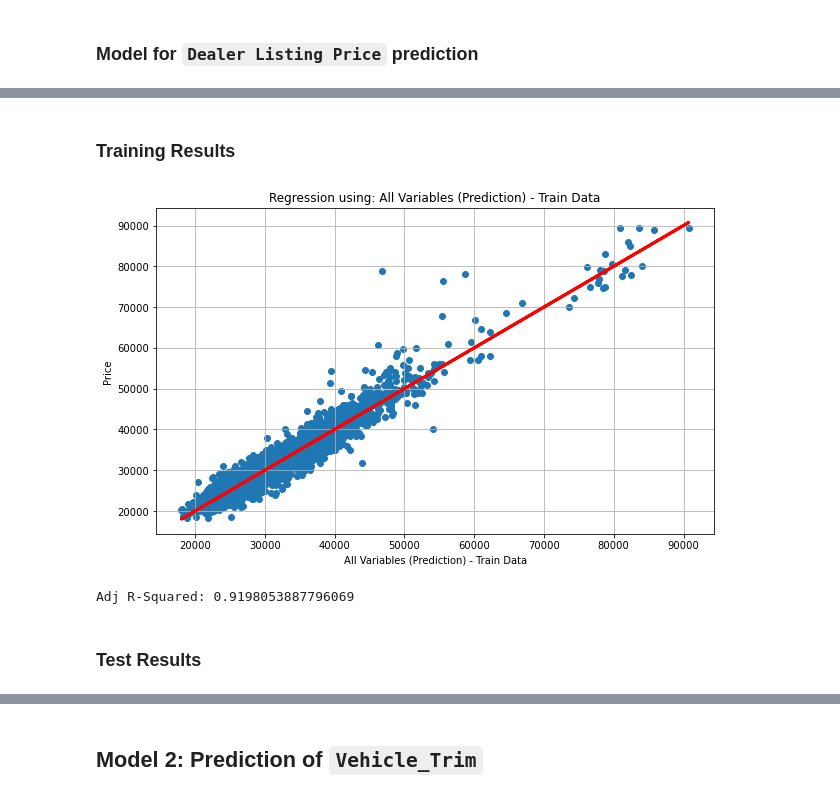
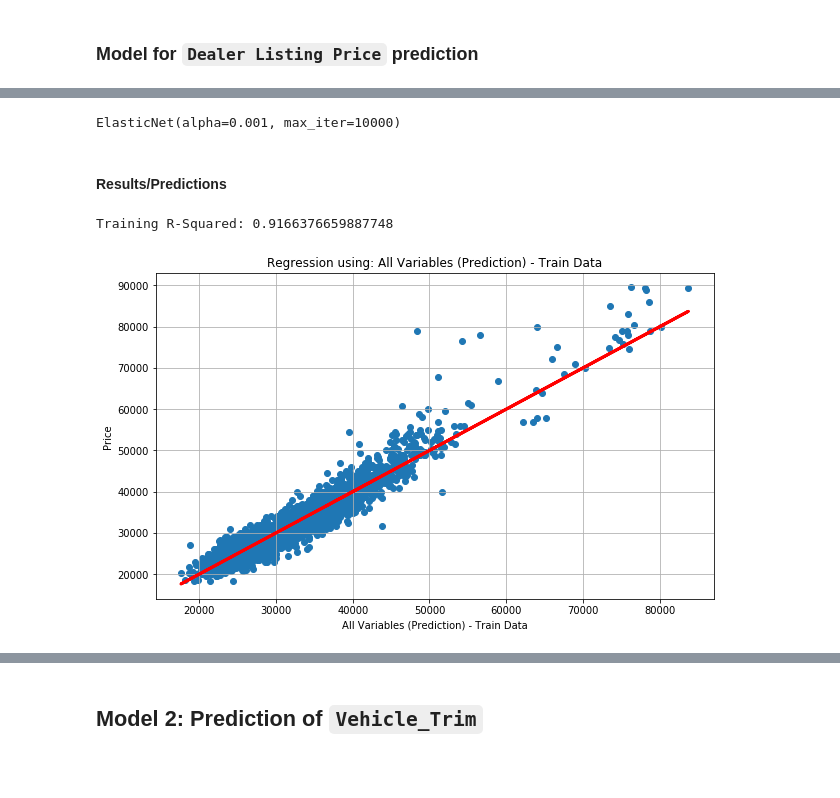
Before and after one commit to rodolfolermacontreras/Boeing_Assignment_1, a Jupyter notebook: Boeing_Assignment.ipynb, the cells around one changed output, grey strips where cells are left out. Cells and saved outputs as stored; diff of their text form; code cells hidden in the pictures; blank space fills up the shorter version.

```diff
--- a/Boeing_Assignment.ipynb
+++ b/Boeing_Assignment.ipynb
@@ -264,7 +291,7 @@ data.drop(columns=['ListingID', 'VehSellerNotes', 'SellerZip', 'index'], inplace
 columns_updated = data.columns.to_list()
 # %%
 # For Testing Dataset
-test_data.drop(columns=['ListingID', 'VehSellerNotes', 'SellerZip'], inplace = True)
+test_data.drop(columns=['VehSellerNotes', 'SellerZip'], inplace = True)
 test_columns_updated = test_data.columns.to_list()
 # %% [markdown]
 ### Formatting Boolean Variables
@@ -314,3 +333,9 @@ categorical_format('Vehicle_Trim', data)
+# %%
+# Categorical Variables:
+data['Vehicle_Trim'] = data['Vehicle_Trim'].astype('category')
+d = dict(enumerate(data['Vehicle_Trim'].cat.categories))
+data["Vehicle_Trim_cat"] = data['Vehicle_Trim'].cat.codes
+data.drop(columns = 'Vehicle_Trim', inplace = True)
 # %%
 categorical_columns = [i for i in columns_updated if i not in numeric_columns]
 categorical_columns = [i for i in categorical_columns if i not in boolean_columns]
@@ -510,0 +503,13 @@ RMSE: 26299.916201118293
+# %%
+from sklearn.linear_model import ElasticNet
+from sklearn.linear_model import LinearRegression
+
+#Fit a linear regression model to this data
+lasso = ElasticNet(alpha = 0.001, max_iter=10000)
+
+# Fit the data(train the model)
+lasso.fit(X_train, y_train)
+# %% [output]
+ElasticNet(alpha=0.001, max_iter=10000)
+# %% [markdown]
+#### Results/Predictions
@@ -511,4 +520,10 @@ RMSE: 26299.916201118293
 # %%
+def rsquared_cal(actual, predicted, status):
+    corr_matrix = np.corrcoef(actual, predicted)
+    corr = corr_matrix[0,1]
+    R_sq = corr**2
+    print(status + ' R-Squared: {}'.format(R_sq))
+
 def scatters(a,b,c,d):
     plt.figure(figsize=(10, 6)).gca()
     plt.scatter(a, b)
@@ -517,16 +532,10 @@ def scatters(a,b,c,d):
     plt.xlabel(d)
     plt.ylabel('Price')
     plt.title('Regression using: ' + d)
-# %% [markdown]
-### Training Results
 # %%
-scatters(predicted_st, y_train, predicted_st, 'All Variables (Prediction) - Train Data')
+#Training Results
+scatters(y_predicted_train_lasso, y_train, y_predicted_train_lasso, 'All Variables (Prediction) - Train Data')
+rsquared_cal(y_train, y_predicted_train_lasso, 'Training')
 # %% [output]
+Training R-Squared: 0.9166376659887748
-[figure, old version]
+[figure, new version]
-# %%
-rsq_adj = multi_model_st.rsquared_adj
-print('Adj R-Squared: {}'.format(rsq_adj))
-# %% [output]
-Adj R-Squared: 0.9198053887796069
-# %% [markdown]
-### Test Results
```
Also changed, not shown: parts of 64 cells of this notebook.
